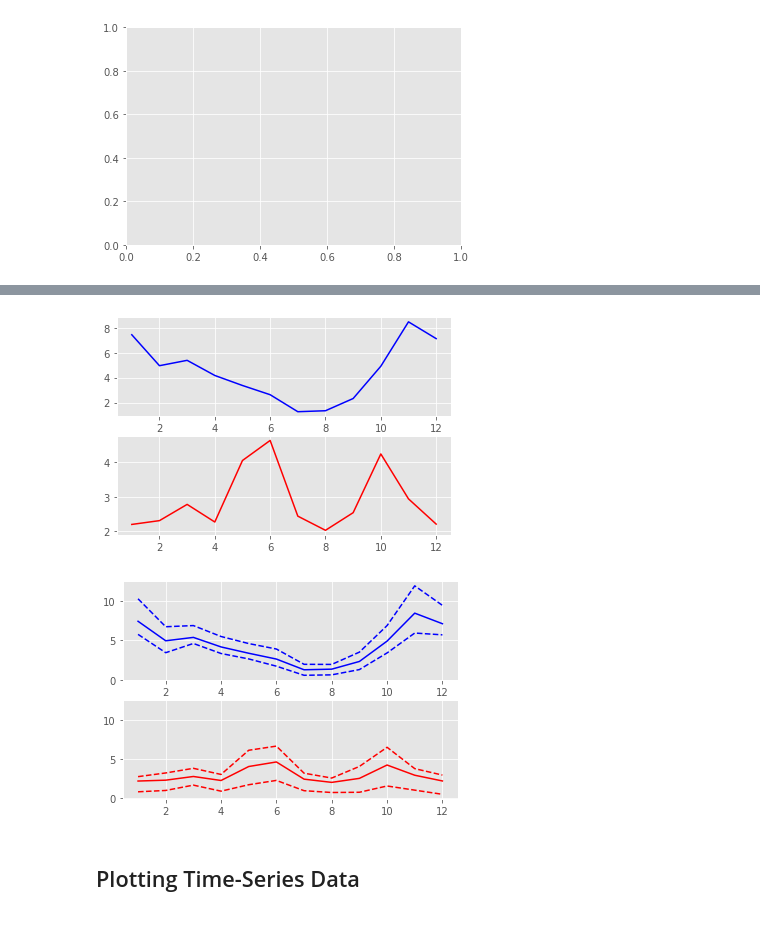
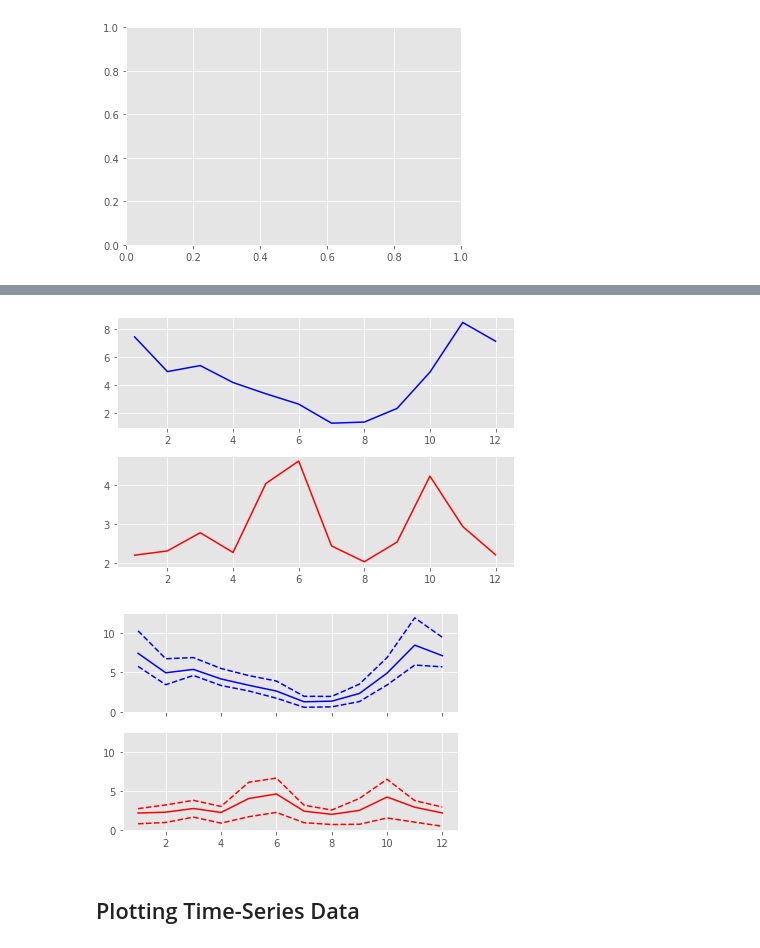
Before and after one commit to manoj7pal/Google-Colab-Notebooks, a Jupyter notebook: DataVisualizationWithMatplotlib.ipynb, the cells around one changed output, grey strips where cells are left out. Cells and saved outputs as stored; diff of their text form; code cells hidden in the pictures.

```diff
--- a/DataVisualizationWithMatplotlib.ipynb
+++ b/DataVisualizationWithMatplotlib.ipynb
@@ -102,9 +102,11 @@ seattle_weather_grp.head(20), type(seattle_weather_grp)
  [12 rows x 78 columns], pandas.core.frame.DataFrame)
 # %%
 # Adding data to a figure is done by calling methods of the Axes
-fig, ax = plt.subplots(2)
+fig, ax = plt.subplots(2,1)
 ax[0].plot(seattle_weather_grp['DATE'], seattle_weather_grp['MLY-PRCP-NORMAL'], c= 'b')
 ax[1].plot(austin_weather.DATE, austin_weather['MLY-PRCP-NORMAL'], c = 'r')
+
+plt.tight_layout()
 plt.show()
 # %% [output]
-[figure, old version]
+[figure, new version]
@@ -116,6 +113,6 @@ plt.show()
 # %%
 # Create a figure and an array of axes: 2 rows, 1 column with shared y axis
-fig, ax = plt.subplots(2, 1, sharey=True)
+fig, ax = plt.subplots(2, 1, sharey=True, sharex=True)
 
 # Plot Seattle precipitation data in the top axes
 ax[0].plot(seattle_weather_grp.DATE, seattle_weather_grp['MLY-PRCP-NORMAL'], color = 'b')
@@ -129,6 +126,6 @@ ax[1].plot(austin_weather.DATE, austin_weather['MLY-PRCP-75PCTL'], color = 'r',
 
 plt.show()
 # %% [output]
-[figure, old version]
+[figure, new version]
 # %% [markdown]
 ## Plotting Time-Series Data
```
Also changed, not shown: parts of 4 cells of this notebook.
